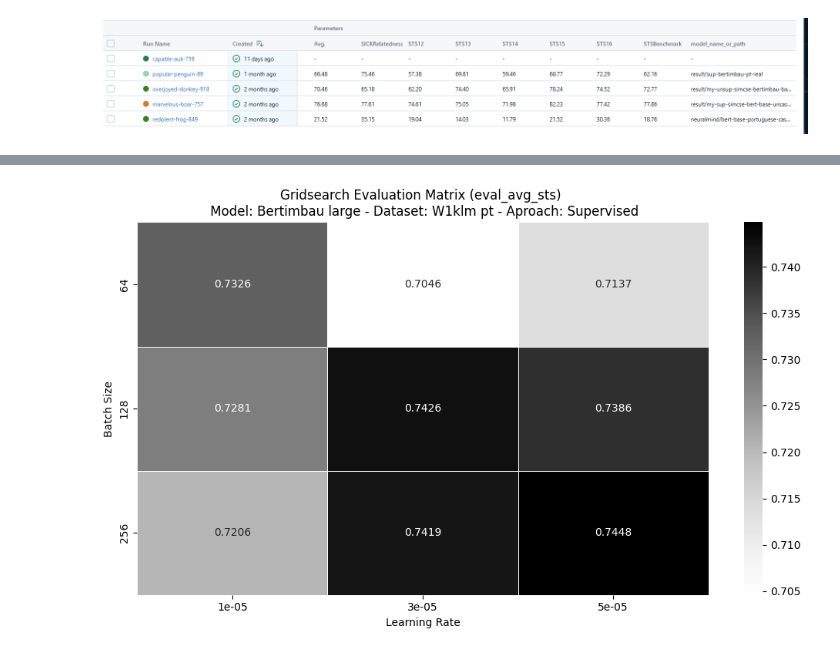
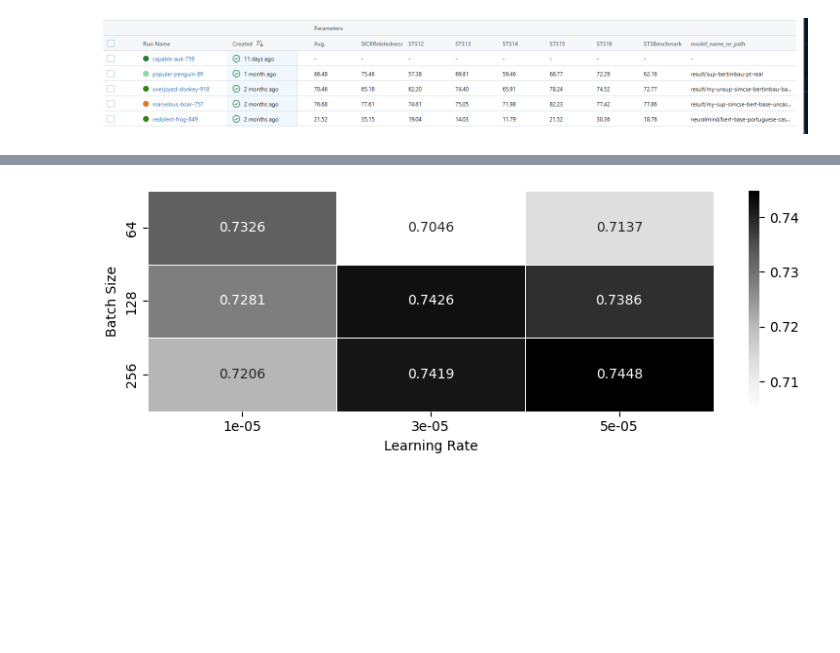
Before and after one commit to robertoviegas/SimCSE, a Jupyter notebook: evaluation_graphs.ipynb, the cells around one changed output, grey strips where cells are left out. Drawn from its saved outputs; the diff is of its cells as text; code cells hidden in the pictures; blank space fills up the shorter version.

```diff
--- a/evaluation_graphs.ipynb
+++ b/evaluation_graphs.ipynb
@@ -30,9 +30,9 @@ def gerar_heat_map(title,raw_data):
     heatmap_data = heatmap_data.sort_index(ascending=True)
 
     # Plotando a matriz de calor
-    plt.figure(figsize=(10, 6))
+    plt.figure(figsize=(8, 3))
     sns.heatmap(heatmap_data, annot=True, fmt=".4f", cmap="Greys", linewidths=0.5)
-    plt.title(title)
+    # plt.title(title)
     plt.xlabel("Learning Rate")
     plt.ylabel("Batch Size")
     plt.tight_layout()
@@ -121,17 +121,17 @@ gerar_heat_map("Gridsearch Evaluation Matrix (eval_avg_sts) \n Model: Bertimbau
 # %%
 unsupervised_results = {
     "unsup_bertimbau_large_dataset_real_lr5e-05_bs256": 0.7448,
     "unsup_bertimbau_large_dataset_real_lr3e-05_bs128": 0.7426,
     "unsup_bertimbau_large_dataset_real_lr3e-05_bs256": 0.7419,
     "unsup_bertimbau_large_dataset_real_lr5e-05_bs128": 0.7386,
     "unsup_bertimbau_large_dataset_real_lr1e-05_bs64": 0.7326,
     "unsup_bertimbau_large_dataset_real_lr1e-05_bs128": 0.7281,
     "unsup_bertimbau_large_dataset_real_lr1e-05_bs256": 0.7206,
     "unsup_bertimbau_large_dataset_real_lr5e-05_bs64": 0.7137,
     "unsup_bertimbau_large_dataset_real_lr3e-05_bs64": 0.7046,
 }
 
 
-gerar_heat_map("Gridsearch Evaluation Matrix (eval_avg_sts) \n Model: Bertimbau large - Dataset: W1klm pt - Aproach: Supervised",unsupervised_results)
+gerar_heat_map("Gridsearch Evaluation Matrix (eval_avg_sts) \n Model: Bertimbau large - Dataset: W1klm pt - Aproach: unsupervised",unsupervised_results)
 # %% [output]
-[figure, old version]
+[figure, new version]
```
Also changed, not shown: parts of 5 cells of this notebook, 1 other file.
